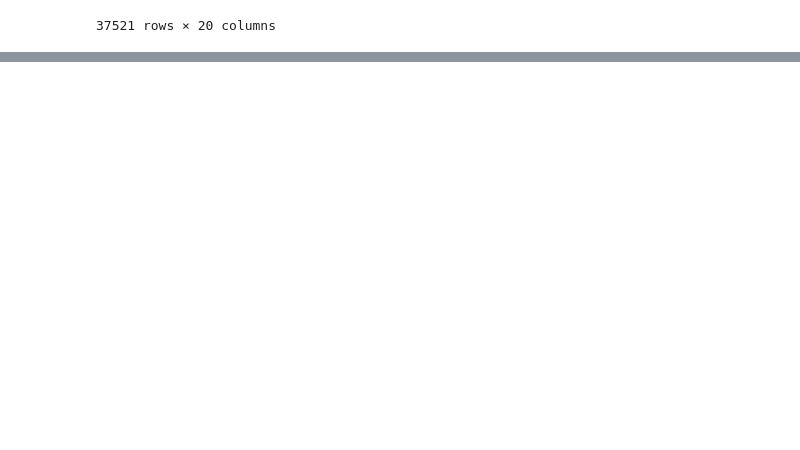
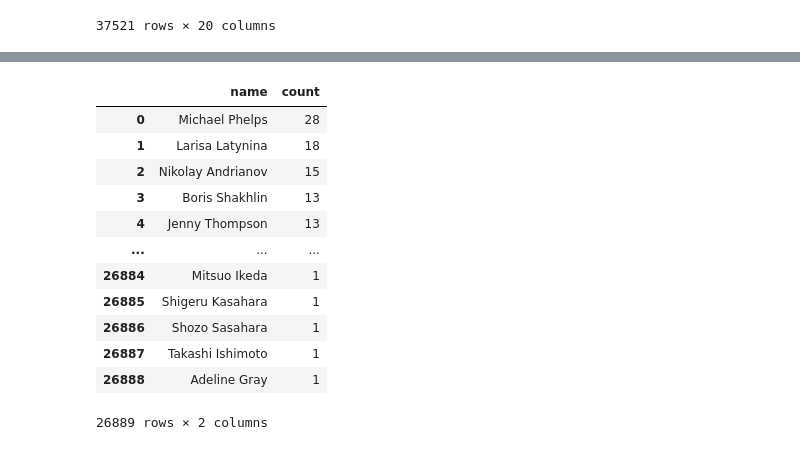
Before and after one commit to AditiKamble06/Olympics_analysis, a Jupyter notebook: olympics.ipynb, the cells around one changed output, grey strips where cells are left out. Cells and saved outputs as stored; diff of their text form; code cells hidden in the pictures; blank space fills up the shorter version.

```diff
--- a/olympics.ipynb
+++ b/olympics.ipynb
@@ -502,0 +530,16 @@ KeyError: 'medals'
+# %%
+temp_df['name'].value_counts().reset_index()
+# %% [output]
+|  | name | count |
+| 0 | Michael Phelps | 28 |
+| 1 | Larisa Latynina | 18 |
+| 2 | Nikolay Andrianov | 15 |
+| 3 | Boris Shakhlin | 13 |
+| 4 | Jenny Thompson | 13 |
+| ... | ... | ... |
+| 26884 | Mitsuo Ikeda | 1 |
+| 26885 | Shigeru Kasahara | 1 |
+| 26886 | Shozo Sasahara | 1 |
+| 26887 | Takashi Ishimoto | 1 |
+| 26888 | Adeline Gray | 1 |
+26889 rows × 2 columns
```
Also changed, not shown: parts of 23 cells of this notebook, 19 other files.
